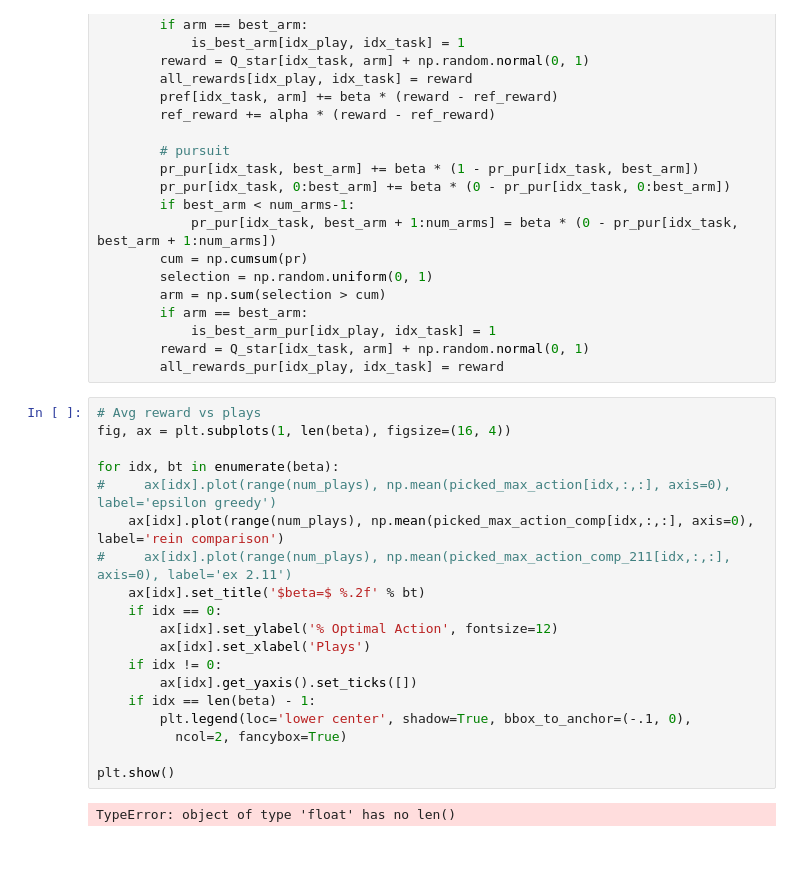
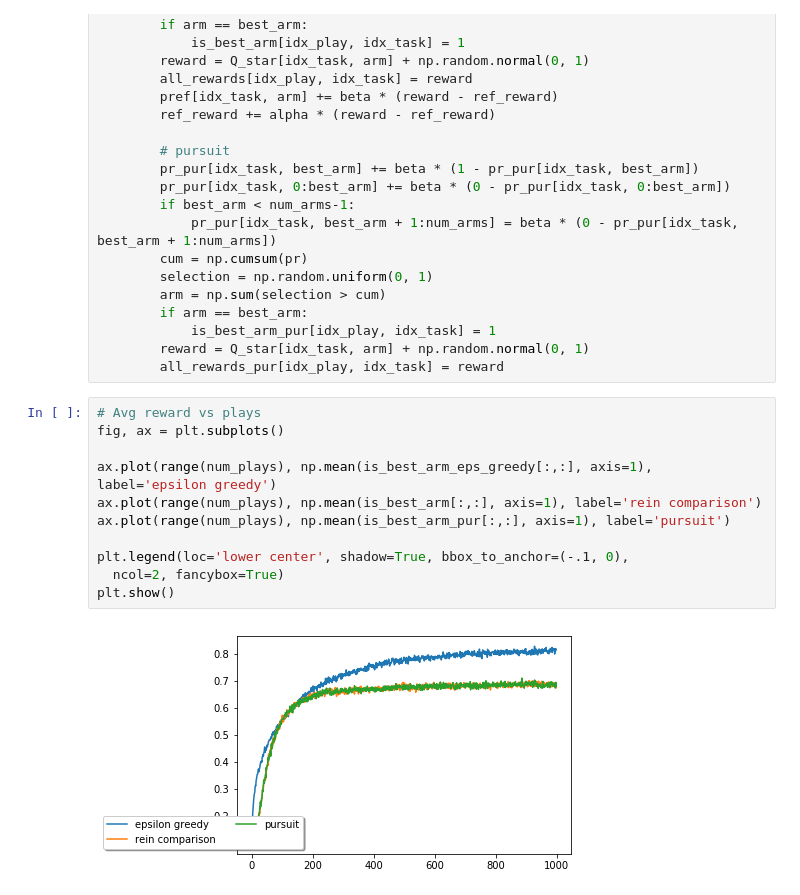
Before and after one commit to hackgoofer/RL_intro, a Jupyter notebook: Chapter_2.ipynb, the cells around one changed output. Cells and saved outputs as stored; diff of their text form; blank space fills up the shorter version.

Commit message:
implemented pursuit

```diff
--- a/Chapter_2.ipynb
+++ b/Chapter_2.ipynb
@@ -535,22 +535,14 @@ for idx_play in range(num_plays):
         all_rewards_pur[idx_play, idx_task] = reward
 # %%
 # Avg reward vs plays
-fig, ax = plt.subplots(1, len(beta), figsize=(16, 4))
+fig, ax = plt.subplots()
 
-for idx, bt in enumerate(beta):
-#     ax[idx].plot(range(num_plays), np.mean(picked_max_action[idx,:,:], axis=0), label='epsilon greedy')
-    ax[idx].plot(range(num_plays), np.mean(picked_max_action_comp[idx,:,:], axis=0), label='rein comparison')
-#     ax[idx].plot(range(num_plays), np.mean(picked_max_action_comp_211[idx,:,:], axis=0), label='ex 2.11')
-    ax[idx].set_title('$beta=$ %.2f' % bt)
-    if idx == 0:
-        ax[idx].set_ylabel('% Optimal Action', fontsize=12)
-        ax[idx].set_xlabel('Plays')
-    if idx != 0:
-        ax[idx].get_yaxis().set_ticks([])
-    if idx == len(beta) - 1:
-        plt.legend(loc='lower center', shadow=True, bbox_to_anchor=(-.1, 0),
-          ncol=2, fancybox=True)
+ax.plot(range(num_plays), np.mean(is_best_arm_eps_greedy[:,:], axis=1), label='epsilon greedy')
+ax.plot(range(num_plays), np.mean(is_best_arm[:,:], axis=1), label='rein comparison')
+ax.plot(range(num_plays), np.mean(is_best_arm_pur[:,:], axis=1), label='pursuit')
 
+plt.legend(loc='lower center', shadow=True, bbox_to_anchor=(-.1, 0),
+  ncol=2, fancybox=True)
 plt.show()
 # %% [output]
-TypeError: object of type 'float' has no len()
+[figure, added]
```
